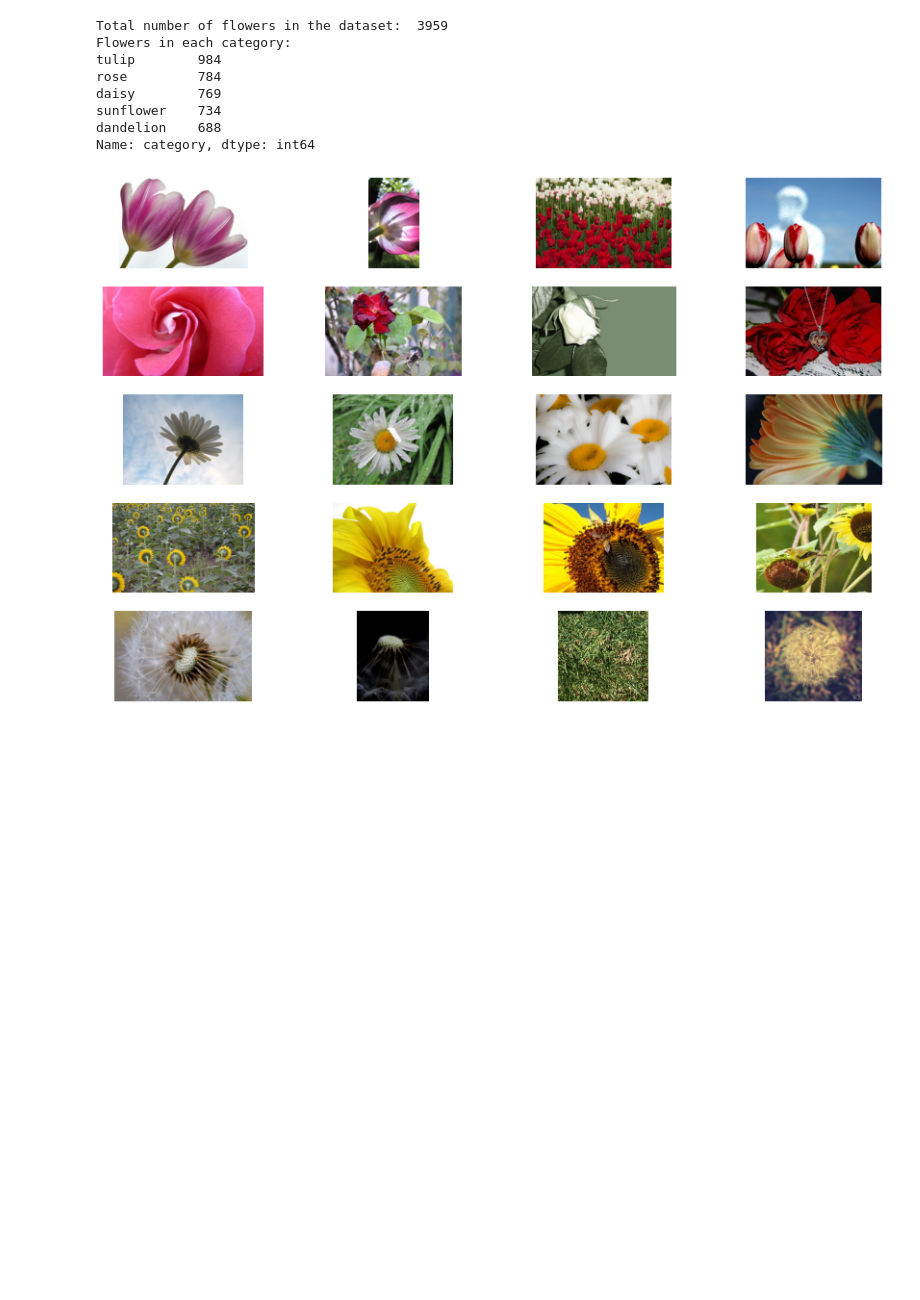
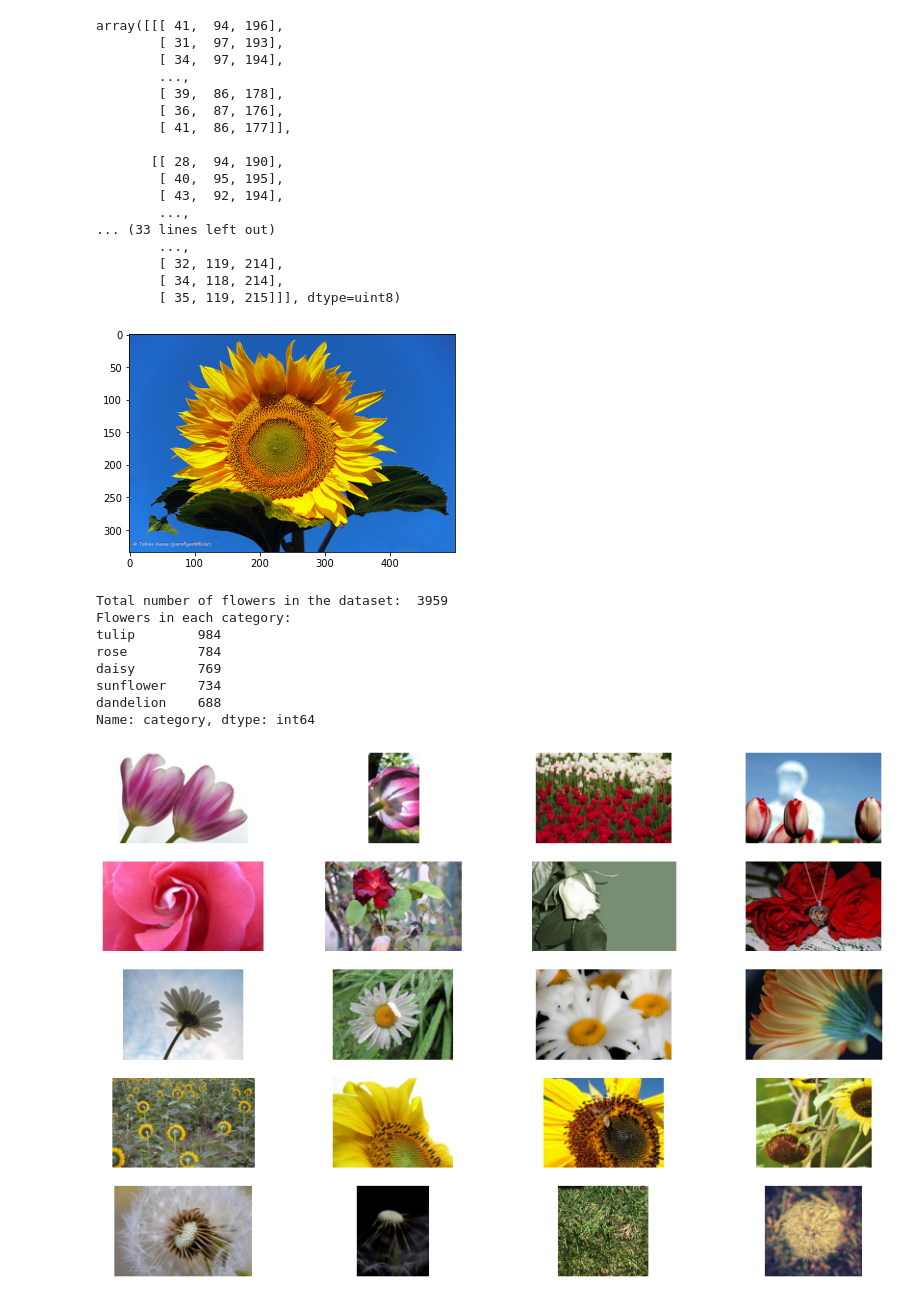
Before and after one commit to omonimus1/plant_classification, a Jupyter notebook: flower-classifier-notebooks/FlowerClassificationVIaCNN.ipynb, the cells around one changed output. Drawn from its saved outputs; the diff is of its cells as text; code cells hidden in the pictures; blank space fills up the shorter version.

```diff
--- a/flower-classifier-notebooks/FlowerClassificationVIaCNN.ipynb
+++ b/flower-classifier-notebooks/FlowerClassificationVIaCNN.ipynb
@@ -74,6 +76,33 @@ Types of flowers:  ['tulip', 'sunflower', 'daisy', 'rose', 'dandelion']
 | 2 | tulip | /content/gdrive/Othercomputers/Da... |
 | 3 | tulip | /content/gdrive/Othercomputers/Da... |
 | 4 | tulip | /content/gdrive/Othercomputers/Da... |
+# %%
+import pickle
+from PIL import Image
+from numpy import array
+example_image = Image.open(r"/content/gdrive/Othercomputers/DavideLaptop/Desktop/flowersData/sunflower/23286304156_3635f7de05.jpg")
+plt.imshow(example_image)
+ar = array(example_image)
+ar
+# %% [output]
+array([[[ 41,  94, 196],
+        [ 31,  97, 193],
+        [ 34,  97, 194],
+        ...,
+        [ 39,  86, 178],
+        [ 36,  87, 176],
+        [ 41,  86, 177]],
+
+       [[ 28,  94, 190],
+        [ 40,  95, 195],
+        [ 43,  92, 194],
+        ...,
+... (33 lines left out)
+        ...,
+        [ 32, 119, 214],
+        [ 34, 118, 214],
+        [ 35, 119, 215]]], dtype=uint8)
+[figure, added]
 # %%
 # Let's check how many samples for each category are present
 print("Total number of flowers in the dataset: ", len(flowersList))
```
Also changed, not shown: parts of 3 cells of this notebook.
